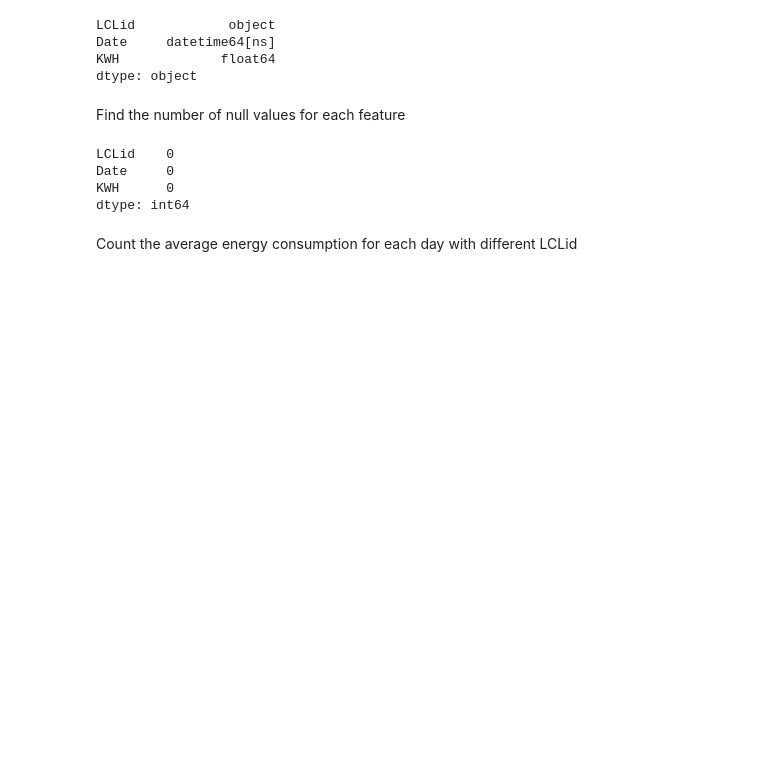
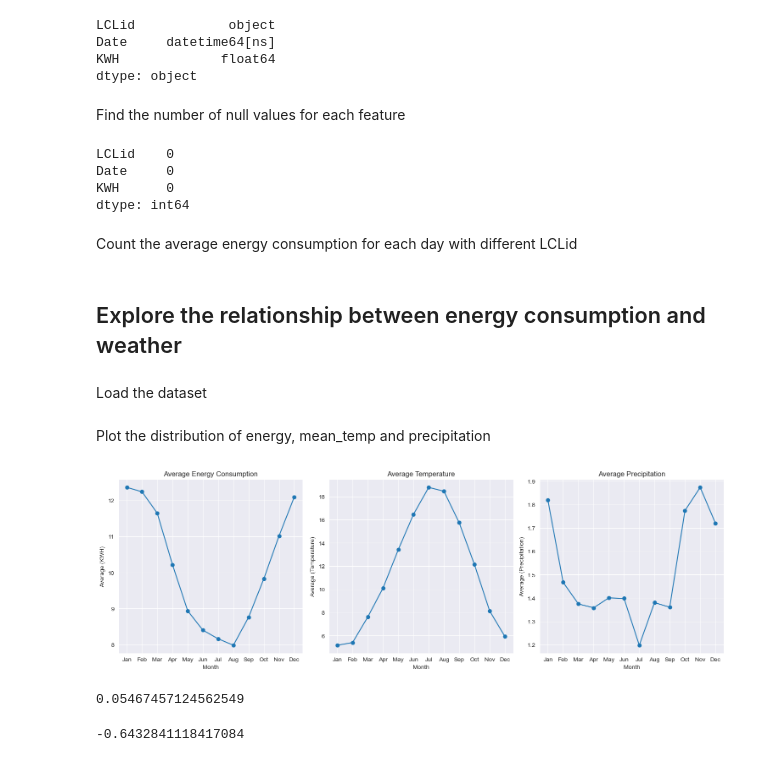
Before and after one commit to xiaoma052023/FinalProject, a Jupyter notebook: Code/energy_consumption.ipynb, the cells around one changed output. Drawn from its saved outputs; the diff is of its cells as text; code cells hidden in the pictures; blank space fills up the shorter version.

```diff
--- a/Code/energy_consumption.ipynb
+++ b/Code/energy_consumption.ipynb
@@ -51,0 +54,62 @@ daily_energy.to_csv('../dataset_for_analysis/data_energy.csv')
+# %% [markdown]
+## Explore the relationship between energy consumption and weather
+# %% [markdown]
+Load the dataset
+# %%
+df_energy=pd.read_csv('../dataset_for_analysis/data_energy.csv',parse_dates=['date'])
+df_weather=pd.read_csv('../dataset_for_analysis/data_weather_new1.csv',parse_dates=['date'])
+# %% [markdown]
+Plot the distribution of energy, mean_temp and precipitation
+# %%
+import pandas as pd
+import matplotlib.pyplot as plt
+
+# 假设你有两个DataFrame：df_energy 和 df_weather
+# df_energy 包含 'KWH' 列
+# df_weather 包含 'mean_temp' 和 'precipitation' 列
+
+# 将"Date"列改为 "date"
+df_energy.rename(columns={'Date': 'date'}, inplace=True)
+df_weather.rename(columns={'Date': 'date'}, inplace=True)
+
+# 将date列转换为日期类型
+df_energy['date'] = pd.to_datetime(df_energy['date'])
+df_weather['date'] = pd.to_datetime(df_weather['date'])
+
+# 创建一个包含三个子图的图形
+fig, axes = plt.subplots(1, 3, figsize=(15, 5))
+
+# 子图1：能源消耗在1-12月的平均值变化曲线
+energy_monthly_mean = df_energy.groupby(df_energy['date'].dt.month)['KWH'].mean()
+axes[0].plot(energy_monthly_mean.index, energy_monthly_mean.values, marker='o', linestyle='-')
+axes[0].set_xticks(range(1, 13))
+axes[0].set_xticklabels(['Jan', 'Feb', 'Mar', 'Apr', 'May', 'Jun', 'Jul', 'Aug', 'Sep', 'Oct', 'Nov', 'Dec'])
+axes[0].set_title('Average Energy Consumption')
+axes[0].set_xlabel('Month')
+axes[0].set_ylabel('Average (KWH)')
+
+# 子图2：平均温度在1-12月的平均值变化曲线
+temp_monthly_mean = df_weather.groupby(df_weather['date'].dt.month)['mean_temp'].mean()
+axes[1].plot(temp_monthly_mean.index, temp_monthly_mean.values, marker='o', linestyle='-')
+axes[1].set_xticks(range(1, 13))
+axes[1].set_xticklabels(['Jan', 'Feb', 'Mar', 'Apr', 'May', 'Jun', 'Jul', 'Aug', 'Sep', 'Oct', 'Nov', 'Dec'])
+axes[1].set_title('Average Temperature')
+axes[1].set_xlabel('Month')
+axes[1].set_ylabel('Average (Temperature)')
+
+# 子图3：降水量在1-12月的平均值变化曲线
+precipitation_monthly_mean = df_weather.groupby(df_weather['date'].dt.month)['precipitation'].mean()
+axes[2].plot(precipitation_monthly_mean.index, precipitation_monthly_mean.values, marker='o', linestyle='-')
+axes[2].set_xticks(range(1, 13))
+axes[2].set_xticklabels(['Jan', 'Feb', 'Mar', 'Apr', 'May', 'Jun', 'Jul', 'Aug', 'Sep', 'Oct', 'Nov', 'Dec'])
+axes[2].set_title('Average Precipitation')
+axes[2].set_xlabel('Month')
+axes[2].set_ylabel('Average (Precipitation)')
+
+# 调整子图之间的间距
+plt.tight_layout()
+
+# 显示图形
+plt.show()
+# %% [output]
+[figure, added]
@@ -51,0 +119,8 @@ daily_energy.to_csv('../dataset_for_analysis/data_energy.csv')
+# %%
+correlation_energy_precipitation
+# %% [output]
+0.05467457124562549
+# %%
+correlation_energy_temp
+# %% [output]
+-0.6432841118417084
```
Also changed, not shown: parts of 3 cells of this notebook, 15 other files.
